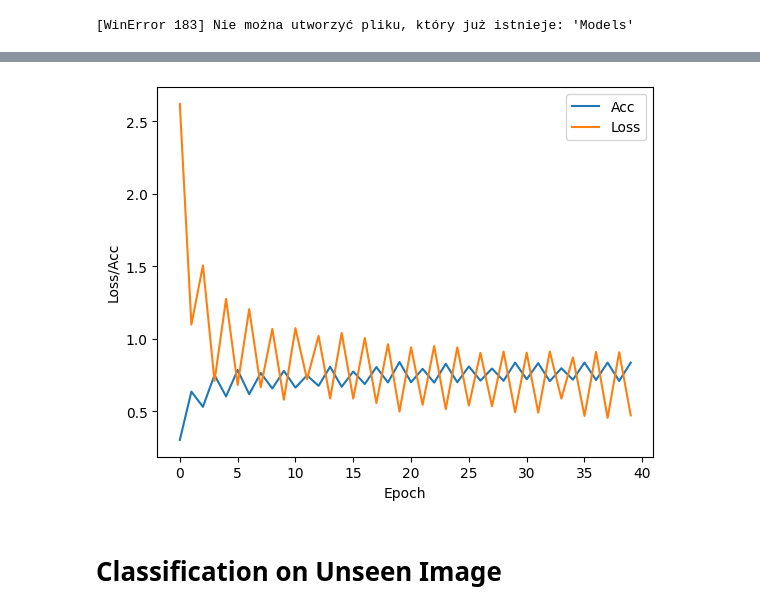
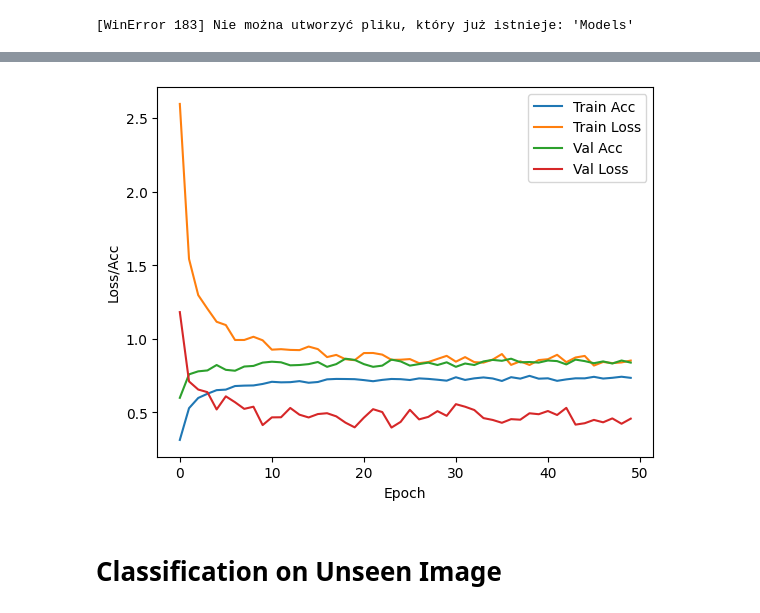
Before and after one commit to TametVonFarencjusz/S9-LeafRecognition, a Jupyter notebook: image_classification.ipynb, the cells around one changed output, grey strips where cells are left out. Saved outputs shown, nothing was run; the diff lists cells and outputs as text; code cells hidden in the pictures.

Commit message:
Fixes and model 50 epochs

```diff
--- a/image_classification.ipynb
+++ b/image_classification.ipynb
@@ -105,7 +109,9 @@ except OSError as error:
 # %%
 # Training loop
-list_epoch_loss = []
-list_epoch_acc = []
+list_epoch_loss_t = []
+list_epoch_acc_t = []
+list_epoch_loss_v = []
+list_epoch_acc_v = []
 
 for epoch in range(num_epochs):
     for phase in ['train', 'val']:
@@ -138,11 +144,27 @@ for epoch in range(num_epochs):
         epoch_loss = running_loss / dataset_sizes[phase]
         epoch_acc = running_corrects.double() / dataset_sizes[phase]
 
-        list_epoch_loss.append(epoch_loss)
-        list_epoch_acc.append(float(f'{epoch_acc}'))
+        if phase == 'train':
+            list_epoch_loss_t.append(epoch_loss)
+            list_epoch_acc_t.append(float(f'{epoch_acc}'))
+        else:
+            list_epoch_loss_v.append(epoch_loss)
+            list_epoch_acc_v.append(float(f'{epoch_acc}'))
 
         print(f'{phase} Loss: {epoch_loss:.4f} Acc: {epoch_acc:.4f}')
 
+    #Adding sub epoch models
+    if num_epochs > 50 and epoch == 49:
+        localname = f'{NAME}50E_{TIMESTAMP}'
+        torch.save(model.state_dict(), f'Models/{FULLNAME}.pth')
+    if num_epochs > 20 and epoch == 19:
+        localname = f'{NAME}20E_{TIMESTAMP}'
+        torch.save(model.state_dict(), f'Models/{FULLNAME}.pth')
+    if num_epochs > 10 and epoch == 9:
+        localname = f'{NAME}10E_{TIMESTAMP}'
+        torch.save(model.state_dict(), f'Models/{FULLNAME}.pth')
+
+
 
 print("Training complete!")
 # %% [output]
@@ -171,14 +193,23 @@ torch.save(model.state_dict(), f'Models/{FULLNAME}.pth')
 import matplotlib.pyplot as plt
 import numpy as np
 
+print(f"Train Loss: {list_epoch_loss_t}")
+print(f"Train Acc: {list_epoch_acc_t}")
+print(f"Val Loss: {list_epoch_loss_v}")
+print(f"Val Acc: {list_epoch_acc_v}")
+
 file = open(f"Models/{FULLNAME}.txt", "a")  # append mode
-file.write(f"Loss: {list_epoch_loss}")
-file.write(f"Acc: {list_epoch_acc}")
+file.write(f"Train Loss: {list_epoch_loss_t}\n")
+file.write(f"Train Acc: {list_epoch_acc_t}\n")
+file.write(f"Val Loss: {list_epoch_loss_v}\n")
+file.write(f"Val Acc: {list_epoch_acc_v}\n")
 file.close()
 
 plt.figure()
-plt.plot(list_epoch_acc, label='Acc')
-plt.plot(list_epoch_loss, label='Loss')
+plt.plot(list_epoch_acc_t, label='Train Acc')
+plt.plot(list_epoch_loss_t, label='Train Loss')
+plt.plot(list_epoch_acc_v, label='Val Acc')
+plt.plot(list_epoch_loss_v, label='Val Loss')
 plt.xlabel('Epoch')
 plt.ylabel('Loss/Acc')
 plt.legend()
@@ -188,4 +223,4 @@ plt.savefig(f'Models/{FULLNAME}.png')
-[figure, old version]
+[figure, new version]
 # %% [markdown]
 # Classification on Unseen Image
 # %% [markdown]
```
Also changed, not shown: parts of 6 cells of this notebook, 7 other files.
